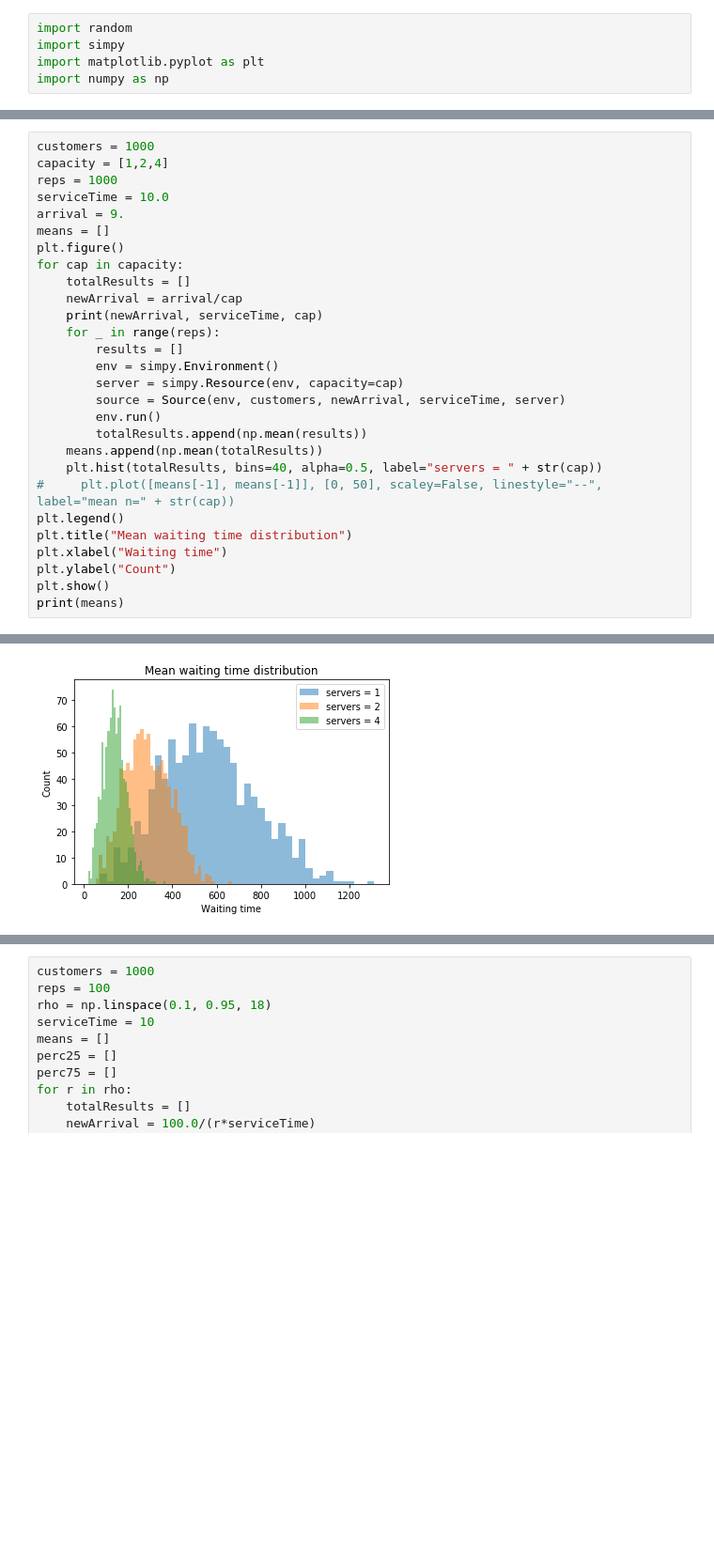
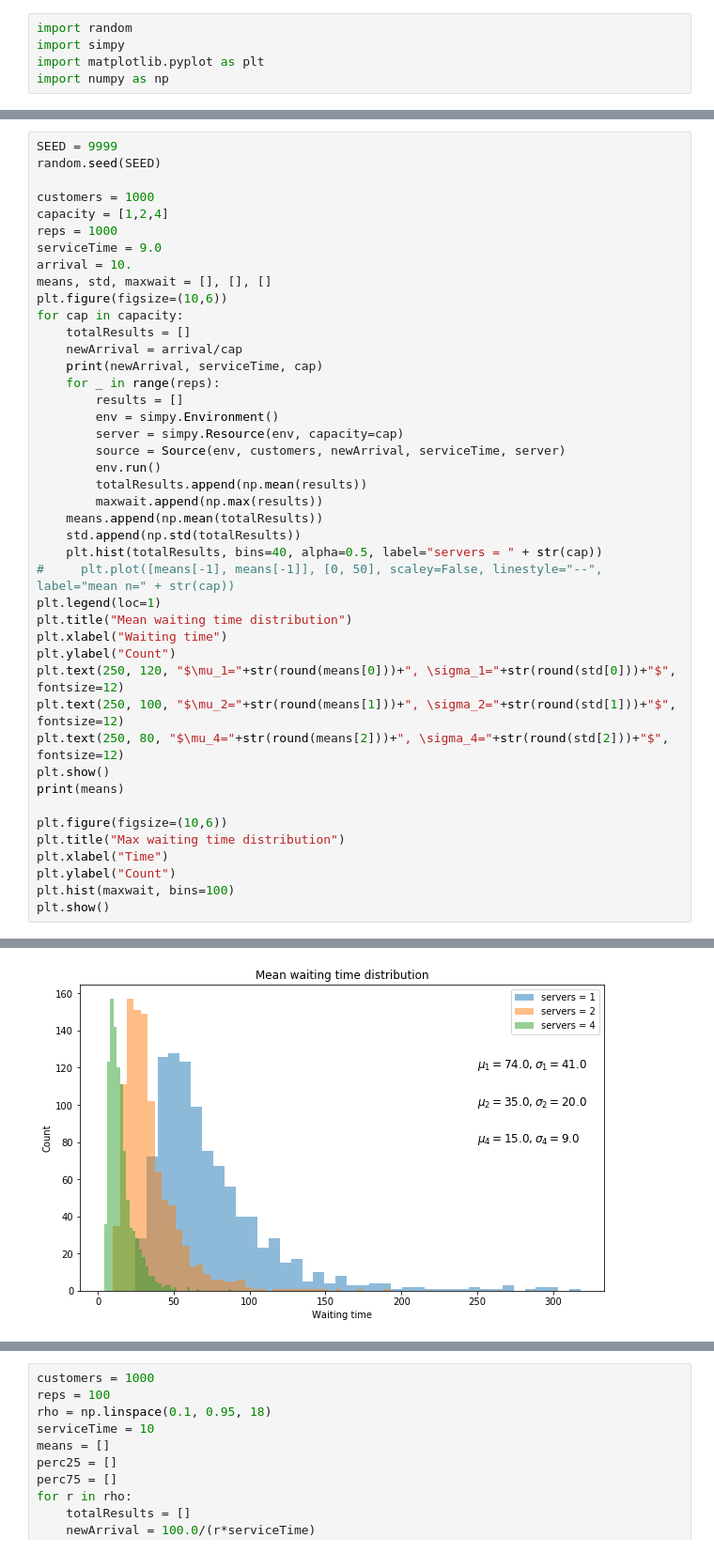
Before and after one commit to WavyV/StochasticSimulation, a Jupyter notebook: Assignment2/Assignment2.ipynb, the cells around one changed output, grey strips where cells are left out. Shown: that part at 94% size. Drawn from its saved outputs; the diff is of its cells as text; blank space fills up the shorter version.

Commit message:
fixed bug where arrival was higher than service

```diff
--- a/Assignment2/Assignment2.ipynb
+++ b/Assignment2/Assignment2.ipynb
@@ -79,11 +73,14 @@ print(means)
 # %%
+SEED = 9999
+random.seed(SEED)
+
 customers = 1000
 capacity = [1,2,4]
 reps = 1000
-serviceTime = 10.0
-arrival = 9.
-means = []
-plt.figure()
+serviceTime = 9.0
+arrival = 10.
+means, std, maxwait = [], [], []
+plt.figure(figsize=(10,6))
 for cap in capacity:
     totalResults = []
     newArrival = arrival/cap
@@ -95,13 +92,25 @@ for cap in capacity:
         source = Source(env, customers, newArrival, serviceTime, server)
         env.run()
         totalResults.append(np.mean(results))
+        maxwait.append(np.max(results))
     means.append(np.mean(totalResults))
+    std.append(np.std(totalResults))
     plt.hist(totalResults, bins=40, alpha=0.5, label="servers = " + str(cap))
 #     plt.plot([means[-1], means[-1]], [0, 50], scaley=False, linestyle="--", label="mean n=" + str(cap))
-plt.legend()
+plt.legend(loc=1)
 plt.title("Mean waiting time distribution")
 plt.xlabel("Waiting time")
 plt.ylabel("Count")
+plt.text(250, 120, "$\mu_1="+str(round(means[0]))+", \sigma_1="+str(round(std[0]))+"$", fontsize=12)
+plt.text(250, 100, "$\mu_2="+str(round(means[1]))+", \sigma_2="+str(round(std[1]))+"$", fontsize=12)
+plt.text(250, 80, "$\mu_4="+str(round(means[2]))+", \sigma_4="+str(round(std[2]))+"$", fontsize=12)
 plt.show()
 print(means)
+
+plt.figure(figsize=(10,6))
+plt.title("Max waiting time distribution")
+plt.xlabel("Time")
+plt.ylabel("Count")
+plt.hist(maxwait, bins=100)
+plt.show()
 # %% [output]
@@ -111 +120 @@ print(means)
-[figure, old version]
+[figure, new version]
```
Also changed, not shown: parts of 4 cells of this notebook.
